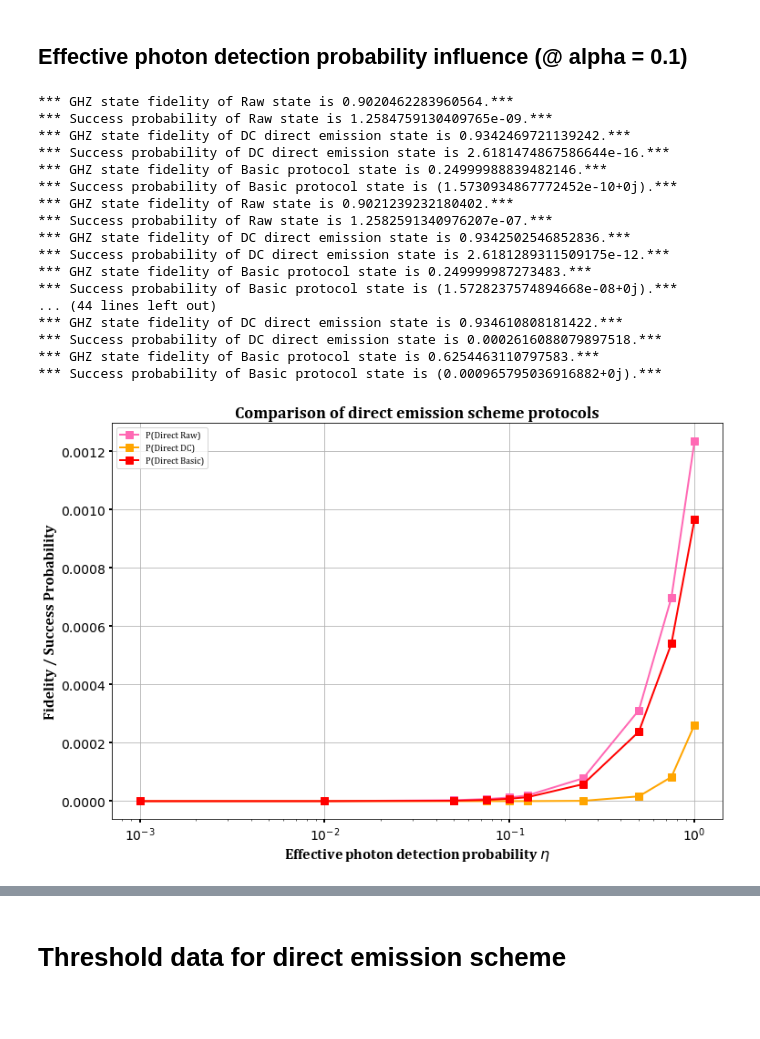
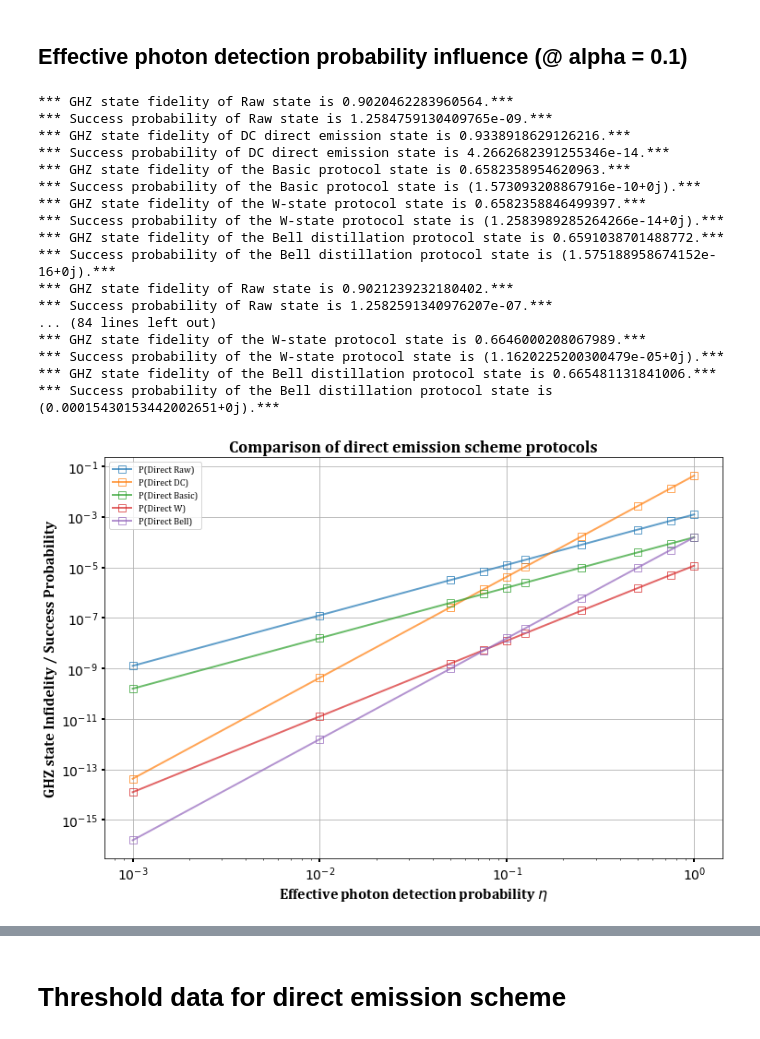
Before and after one commit to siddhantphy/emission_direct_scheme, a Jupyter notebook: results.ipynb, the cells around one changed output, grey strips where cells are left out. Drawn from its saved outputs; the diff is of its cells as text; code cells hidden in the pictures; blank space fills up the shorter version.

Commit message:
First running implementation of all protocols incl distillation

```diff
--- a/results.ipynb
+++ b/results.ipynb
@@ -35,16 +35,20 @@ FileNotFoundError: [WinError 3] The system cannot find the path specified: 'C:\\
 # Comparison of various direct emission protocols
 # %%
 from circuit_simulation.circuit_simulator import QuantumCircuit
+import numpy as np
 
 bell_pair_parameters = {"ent_prot":"single_click","F_prep":0.999,"p_DE":0.01,"mu":0.95,"lambda":1,"eta":0.4474,"alpha":0.02}
 # Coherence parameters
-# T2n_idle=1e6,T1n_idle=1e6,T2n_link=1e6,T1n_link=1e6,T2e_idle=1e6,T1e_idle=1e6,T2e_link=1e6,T1e_link=1e6
+# NeutralAtom1
+# T2n_idle=10,T1n_idle=np.inf,T2n_link=10,T1n_link=np.inf,T2e_idle=10,T1e_idle=np.inf,T2e_link=np.inf,T1e_link=np.inf
+# No-decoherence
+# T2n_idle=np.inf,T1n_idle=np.inf,T2n_link=np.inf,T1n_link=np.inf,T2e_idle=np.inf,T1e_idle=np.inf,T2e_link=np.inf,T1e_link=np.inf
 
-raw_state_qc = QuantumCircuit(1,network_noise_type=100, bell_pair_parameters=bell_pair_parameters, T2n_idle=1e6,T1n_idle=1e6,T2n_link=1e6,T1n_link=1e6,T2e_idle=1e6,T1e_idle=1e6,T2e_link=1e6,T1e_link=1e6)
-dc_state_qc = QuantumCircuit(1,network_noise_type=101, bell_pair_parameters=bell_pair_parameters, T2n_idle=1e6,T1n_idle=1e6,T2n_link=1e6,T1n_link=1e6,T2e_idle=1e6,T1e_idle=1e6,T2e_link=1e6,T1e_link=1e6)
-bell_distilled_state_qc = QuantumCircuit(1,network_noise_type=102, bell_pair_parameters=bell_pair_parameters, T2n_idle=1e6,T1n_idle=1e6,T2n_link=1e6,T1n_link=1e6,T2e_idle=1e6,T1e_idle=1e6,T2e_link=1e6,T1e_link=1e6)
-basic_distilled_state_qc = QuantumCircuit(1,network_noise_type=103, bell_pair_parameters=bell_pair_parameters, T2n_idle=1e6,T1n_idle=1e6,T2n_link=1e6,T1n_link=1e6,T2e_idle=1e6,T1e_idle=1e6,T2e_link=1e6,T1e_link=1e6)
-w_distilled_state_qc = QuantumCircuit(1,network_noise_type=104, bell_pair_parameters=bell_pair_parameters, T2n_idle=1e6,T1n_idle=1e6,T2n_link=1e6,T1n_link=1e6,T2e_idle=1e6,T1e_idle=1e6,T2e_link=1e6,T1e_link=1e6)
+# raw_state_qc = QuantumCircuit(1,network_noise_type=100, bell_pair_parameters=bell_pair_parameters, T2n_idle=1e6,T1n_idle=1e6,T2n_link=1e6,T1n_link=1e6,T2e_idle=1e6,T1e_idle=1e6,T2e_link=1e6,T1e_link=1e6)
+# dc_state_qc = QuantumCircuit(1,network_noise_type=101, bell_pair_parameters=bell_pair_parameters, T2n_idle=1e6,T1n_idle=1e6,T2n_link=1e6,T1n_link=1e6,T2e_idle=1e6,T1e_idle=1e6,T2e_link=1e6,T1e_link=1e6)
+# bell_distilled_state_qc = QuantumCircuit(1,network_noise_type=102, bell_pair_parameters=bell_pair_parameters, T2n_idle=1e6,T1n_idle=1e6,T2n_link=1e6,T1n_link=1e6,T2e_idle=1e6,T1e_idle=1e6,T2e_link=1e6,T1e_link=1e6)
+# basic_distilled_state_qc = QuantumCircuit(1,network_noise_type=103, bell_pair_parameters=bell_pair_parameters, T2n_idle=1e6,T1n_idle=1e6,T2n_link=1e6,T1n_link=1e6,T2e_idle=1e6,T1e_idle=1e6,T2e_link=1e6,T1e_link=1e6)
+# w_distilled_state_qc = QuantumCircuit(1,network_noise_type=104, bell_pair_parameters=bell_pair_parameters, T2n_idle=1e6,T1n_idle=1e6,T2n_link=1e6,T1n_link=1e6,T2e_idle=1e6,T1e_idle=1e6,T2e_link=1e6,T1e_link=1e6)
 
 
 # print(raw_state_qc.noisy_bell_state)
@@ -163,65 +186,81 @@ dc_state_p = []
 dc_state_f = []
 basic_state_p = []
 basic_state_f = []
+w_state_p = []
+w_state_f = []
+bell_distilled_state_p = []
+bell_distilled_state_f = []
 
 for eta_val in eta:
     bell_pair_parameters = {"ent_prot":"single_click","F_prep":0.999,"p_DE":0.01,"mu":0.95,"lambda":1,"eta":eta_val,"alpha":0.02}
-    raw_state_qc = QuantumCircuit(1,network_noise_type=100, bell_pair_parameters=bell_pair_parameters, T2n_idle=1e6,T1n_idle=1e6,T2n_link=1e6,T1n_link=1e6,T2e_idle=1e6,T1e_idle=1e6,T2e_link=1e6,T1e_link=1e6)
+    raw_state_qc = QuantumCircuit(1,network_noise_type=100, bell_pair_parameters=bell_pair_parameters, T2n_idle=10,T1n_idle=np.inf,T2n_link=10,T1n_link=np.inf,T2e_idle=10,T1e_idle=np.inf,T2e_link=np.inf,T1e_link=np.inf)
     raw_p.append(raw_state_qc.p_link)
     raw_f.append(raw_state_qc.F_link)
 
-    dc_state_qc = QuantumCircuit(1,network_noise_type=101, bell_pair_parameters=bell_pair_parameters, T2n_idle=1e6,T1n_idle=1e6,T2n_link=1e6,T1n_link=1e6,T2e_idle=1e6,T1e_idle=1e6,T2e_link=1e6,T1e_link=1e6)
+    dc_state_qc = QuantumCircuit(1,network_noise_type=101, bell_pair_parameters=bell_pair_parameters, T2n_idle=10,T1n_idle=np.inf,T2n_link=10,T1n_link=np.inf,T2e_idle=10,T1e_idle=np.inf,T2e_link=np.inf,T1e_link=np.inf)
     dc_state_p.append(dc_state_qc.p_link)
     dc_state_f.append(dc_state_qc.F_link)
 
-    basic_distilled_state_qc = QuantumCircuit(1,network_noise_type=103, bell_pair_parameters=bell_pair_parameters, T2n_idle=1e6,T1n_idle=1e6,T2n_link=1e6,T1n_link=1e6,T2e_idle=1e6,T1e_idle=1e6,T2e_link=1e6,T1e_link=1e6)
+    basic_distilled_state_qc = QuantumCircuit(1,network_noise_type=103, bell_pair_parameters=bell_pair_parameters, T2n_idle=10,T1n_idle=np.inf,T2n_link=10,T1n_link=np.inf,T2e_idle=10,T1e_idle=np.inf,T2e_link=np.inf,T1e_link=np.inf)
     basic_state_p.append(basic_distilled_state_qc.p_link)
     basic_state_f.append(basic_distilled_state_qc.F_link)
 
+    w_distilled_state_qc = QuantumCircuit(1,network_noise_type=104, bell_pair_parameters=bell_pair_parameters, T2n_idle=10,T1n_idle=np.inf,T2n_link=10,T1n_link=np.inf,T2e_idle=10,T1e_idle=np.inf,T2e_link=np.inf,T1e_link=np.inf)
+    w_state_p.append(w_distilled_state_qc.p_link)
+    w_state_f.append(w_distilled_state_qc.F_link)
 
-ax.plot(eta, raw_p, marker='s', color='#FF69B4', label='P(Direct Raw)', linestyle='-', linewidth=2, markersize=8)  # Hot Pink
-# ax.plot(eta, raw_f, marker='^', color='#0000FF', label='F(Direct Raw)', linestyle='-', linewidth=2, markersize=8)  # Blue
-ax.plot(eta, dc_state_p, marker='s', color='#FFA500', label='P(Direct DC)', linestyle='-', linewidth=2, markersize=8)  # Orange
-# ax.plot(eta, dc_state_f, marker='^', color='#008000', label='F(Direct DC)', linestyle='-', linewidth=2, markersize=8)  # Green
-ax.plot(eta, basic_state_p, marker='s', color='#FF0000', label='P(Direct Basic)', linestyle='-', linewidth=2, markersize=8)  # Red
-# ax.plot(eta, basic_state_f, marker='^', color='#800080', label='F(Direct Basic)', linestyle='-', linewidth=2, markersize=8)  # Purple
+    bell_distilled_state_qc = QuantumCircuit(1,network_noise_type=102, bell_pair_parameters=bell_pair_parameters, T2n_idle=10,T1n_idle=np.inf,T2n_link=10,T1n_link=np.inf,T2e_idle=10,T1e_idle=np.inf,T2e_link=np.inf,T1e_link=np.inf)
+    bell_distilled_state_p.append(bell_distilled_state_qc.p_link)
+    bell_distilled_state_f.append(bell_distilled_state_qc.F_link)
+
+ax.plot(eta, raw_p, marker='s', color='#1f77b4', label='P(Direct Raw)', linestyle='-', linewidth=2, markersize=8, markerfacecolor='none', alpha=0.7)  # Blue
+# ax.plot(eta, raw_f, marker='^', color='#1f77b4', label='F(Direct Raw)', linestyle='-', linewidth=2, markersize=8, markerfacecolor='none', alpha=0.7)  # Blue
+ax.plot(eta, dc_state_p, marker='s', color='#ff7f0e', label='P(Direct DC)', linestyle='-', linewidth=2, markersize=8, markerfacecolor='none', alpha=0.7)  # Orange
+# ax.plot(eta, dc_state_f, marker='^', color='#ff7f0e', label='F(Direct DC)', linestyle='-', linewidth=2, markersize=8, markerfacecolor='none', alpha=0.7)  # Orange
+ax.plot(eta, basic_state_p, marker='s', color='#2ca02c', label='P(Direct Basic)', linestyle='-', linewidth=2, markersize=8, markerfacecolor='none', alpha=0.7)  # Green
+# ax.plot(eta, basic_state_f, marker='^', color='#2ca02c', label='F(Direct Basic)', linestyle='-', linewidth=2, markersize=8, markerfacecolor='none', alpha=0.7)  # Green
+ax.plot(eta, w_state_p, marker='s', color='#d62728', label='P(Direct W)', linestyle='-', linewidth=2, markersize=8, markerfacecolor='none', alpha=0.7)  # Red
+# ax.plot(eta, w_state_f, marker='^', color='#d62728', label='F(Direct W)', linestyle='-', linewidth=2, markersize=8, markerfacecolor='none', alpha=0.7)  # Red
+ax.plot(eta, bell_distilled_state_p, marker='s', color='#9467bd', label='P(Direct Bell)', linestyle='-', linewidth=2, markersize=8, markerfacecolor='none', alpha=0.7)  # Purple
+# ax.plot(eta, bell_distilled_state_f, marker='^', color='#9467bd', label='F(Direct Bell)', linestyle='-', linewidth=2, markersize=8, markerfacecolor='none', alpha=0.7)  # Purple
 
 # Enable grid
 ax.grid(True)
 
-# Set x-axis to log scale
+# Set y-axis to log scale
+ax.set_yscale('log')
 ax.set_xscale('log')
 
 # Set bold axis ticks and labels
 ax.tick_params(axis='both', which='major', labelsize=14, labelcolor='black', width=2)
 ax.set_xlabel(r'Effective photon detection probability $\eta$', fontsize=16, fontweight='bold', fontdict={'family': 'Cambria'})
 ax.set_ylabel('Success Probability', fontsize=16, fontweight='bold', fontdict={'family': 'Cambria'})
 
 # Set title and legend
 ax.set_title('Comparison of direct emission scheme protocols', fontsize=18, fontweight='bold', fontdict={'family': 'Cambria'})
 ax.legend(fontsize=16, prop={'family': 'Cambria'})  # Increased fontsize
 
 # Show the plot
 plt.show()
 # %% [output]
 *** GHZ state fidelity of Raw state is 0.9020462283960564.***
 *** Success probability of Raw state is 1.2584759130409765e-09.***
-*** GHZ state fidelity of DC direct emission state is 0.9342469721139242.***
-*** Success probability of DC direct emission state is 2.6181474867586644e-16.***
-*** GHZ state fidelity of Basic protocol state is 0.24999988839482146.***
-*** Success probability of Basic protocol state is (1.5730934867772452e-10+0j).***
+*** GHZ state fidelity of DC direct emission state is 0.9338918629126216.***
+*** Success probability of DC direct emission state is 4.2662682391255346e-14.***
+*** GHZ state fidelity of the Basic protocol state is 0.6582358954620963.***
+*** Success probability of the Basic protocol state is (1.573093208867916e-10+0j).***
+*** GHZ state fidelity of the W-state protocol state is 0.6582358846499397.***
+*** Success probability of the W-state protocol state is (1.2583989285264266e-14+0j).***
+*** GHZ state fidelity of the Bell distillation protocol state is 0.6591038701488772.***
+*** Success probability of the Bell distillation protocol state is (1.575188958674152e-16+0j).***
 *** GHZ state fidelity of Raw state is 0.9021239232180402.***
 *** Success probability of Raw state is 1.2582591340976207e-07.***
-*** GHZ state fidelity of DC direct emission state is 0.9342502546852836.***
-*** Success probability of DC direct emission state is 2.6181289311509175e-12.***
-*** GHZ state fidelity of Basic protocol state is 0.249999987273483.***
-*** Success probability of Basic protocol state is (1.5728237574894668e-08+0j).***
-... (44 lines left out)
-*** GHZ state fidelity of DC direct emission state is 0.934610808181422.***
-*** Success probability of DC direct emission state is 0.0002616088079897518.***
-*** GHZ state fidelity of Basic protocol state is 0.6254463110797583.***
-*** Success probability of Basic protocol state is (0.000965795036916882+0j).***
+... (84 lines left out)
+*** GHZ state fidelity of the W-state protocol state is 0.6646000208067989.***
+*** Success probability of the W-state protocol state is (1.1620225200300479e-05+0j).***
+*** GHZ state fidelity of the Bell distillation protocol state is 0.665481131841006.***
+*** Success probability of the Bell distillation protocol state is (0.00015430153442002651+0j).***
-[figure, old version]
+[figure, new version]
 # %%
 import numpy as np
 import matplotlib.pyplot as plt
```
Also changed, not shown: parts of 2 cells of this notebook, 3 other files.
